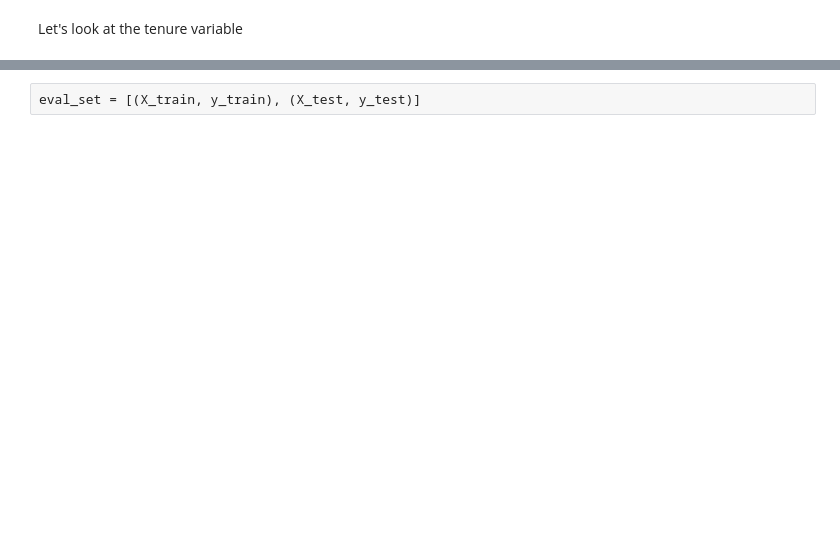
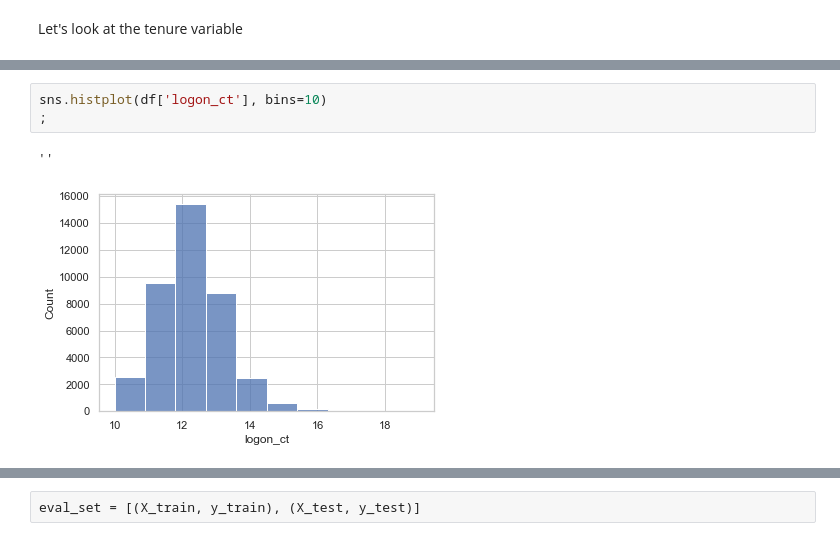
Before and after one commit to topgreg/VG-Assessment, a Jupyter notebook: VG - Assessment - Welliver.ipynb, the cells around one changed output, grey strips where cells are left out. Cells and saved outputs as stored; diff of their text form; blank space fills up the shorter version.

```diff
--- a/VG - Assessment - Welliver.ipynb
+++ b/VG - Assessment - Welliver.ipynb
@@ -285,0 +630,6 @@ plt.subplots_adjust(hspace=0.5)
+# %%
+sns.histplot(df['logon_ct'], bins=10)
+;
+# %% [output]
+''
+[figure, added]
```
Also changed, not shown: parts of 152 cells of this notebook.
